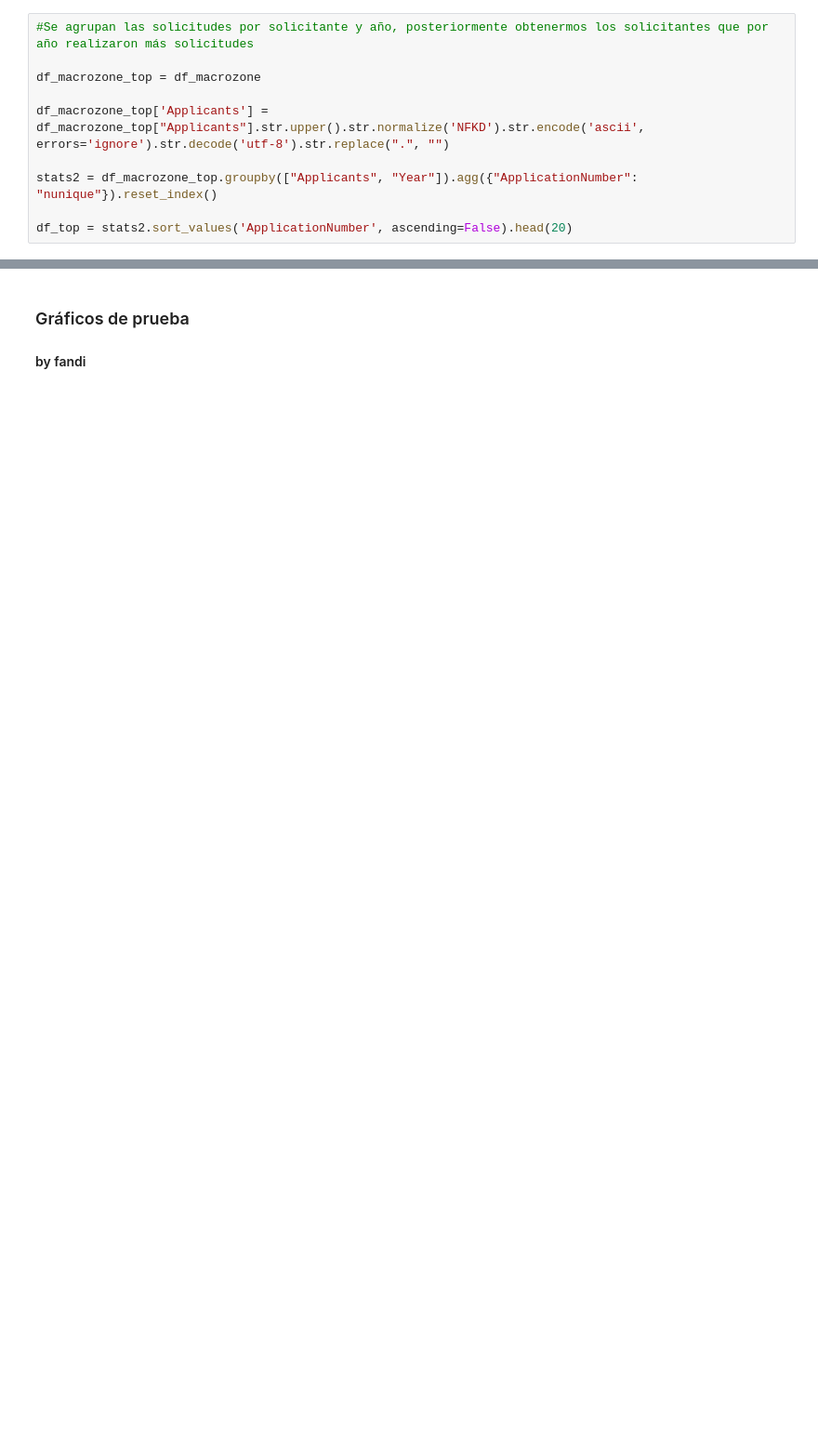
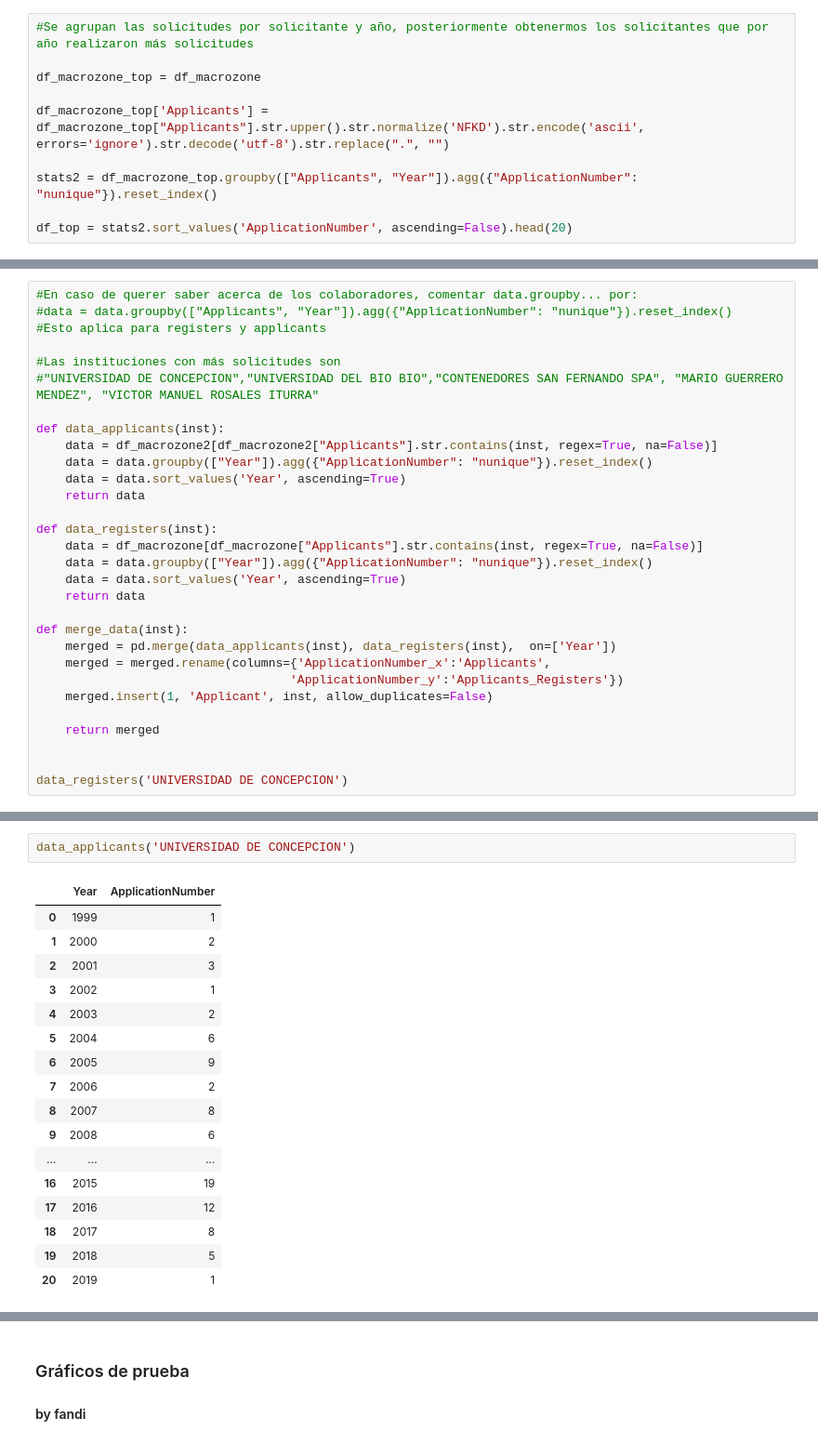
Before and after one commit to Ubb-Nodo-ctci/INAPI2, a Jupyter notebook: INAPI2.ipynb, the cells around one changed output, grey strips where cells are left out. Shown at 93% size. Cells and saved outputs as stored; diff of their text form; blank space fills up the shorter version.

```diff
--- a/INAPI2.ipynb
+++ b/INAPI2.ipynb
@@ -179,0 +137,30 @@ array_registers_data[3]
+# %%
+#En caso de querer saber acerca de los colaboradores, comentar data.groupby... por:
+#data = data.groupby(["Applicants", "Year"]).agg({"ApplicationNumber": "nunique"}).reset_index()
+#Esto aplica para registers y applicants
+
+#Las instituciones con más solicitudes son
+#"UNIVERSIDAD DE CONCEPCION","UNIVERSIDAD DEL BIO BIO","CONTENEDORES SAN FERNANDO SPA", "MARIO GUERRERO MENDEZ", "VICTOR MANUEL ROSALES ITURRA"
+
+def data_applicants(inst):
+    data = df_macrozone2[df_macrozone2["Applicants"].str.contains(inst, regex=True, na=False)]
+    data = data.groupby(["Year"]).agg({"ApplicationNumber": "nunique"}).reset_index()
+    data = data.sort_values('Year', ascending=True)
+    return data
+
+def data_registers(inst):
+    data = df_macrozone[df_macrozone["Applicants"].str.contains(inst, regex=True, na=False)]
+    data = data.groupby(["Year"]).agg({"ApplicationNumber": "nunique"}).reset_index()
+    data = data.sort_values('Year', ascending=True)
+    return data
+
+def merge_data(inst):
+    merged = pd.merge(data_applicants(inst), data_registers(inst),  on=['Year'])
+    merged = merged.rename(columns={'ApplicationNumber_x':'Applicants',
+                                   'ApplicationNumber_y':'Applicants_Registers'})
+    merged.insert(1, 'Applicant', inst, allow_duplicates=False)
+
+    return merged
+
+
+data_registers('UNIVERSIDAD DE CONCEPCION')
@@ -179,0 +181,20 @@ array_registers_data[3]
+# %%
+data_applicants('UNIVERSIDAD DE CONCEPCION')
+# %% [output]
+|  | Year | ApplicationNumber |
+| 0 | 1999 | 1 |
+| 1 | 2000 | 2 |
+| 2 | 2001 | 3 |
+| 3 | 2002 | 1 |
+| 4 | 2003 | 2 |
+| 5 | 2004 | 6 |
+| 6 | 2005 | 9 |
+| 7 | 2006 | 2 |
+| 8 | 2007 | 8 |
+| 9 | 2008 | 6 |
+| ... | ... | ... |
+| 16 | 2015 | 19 |
+| 17 | 2016 | 12 |
+| 18 | 2017 | 8 |
+| 19 | 2018 | 5 |
+| 20 | 2019 | 1 |
```
Also changed, not shown: parts of 28 cells of this notebook, 2 other files.
